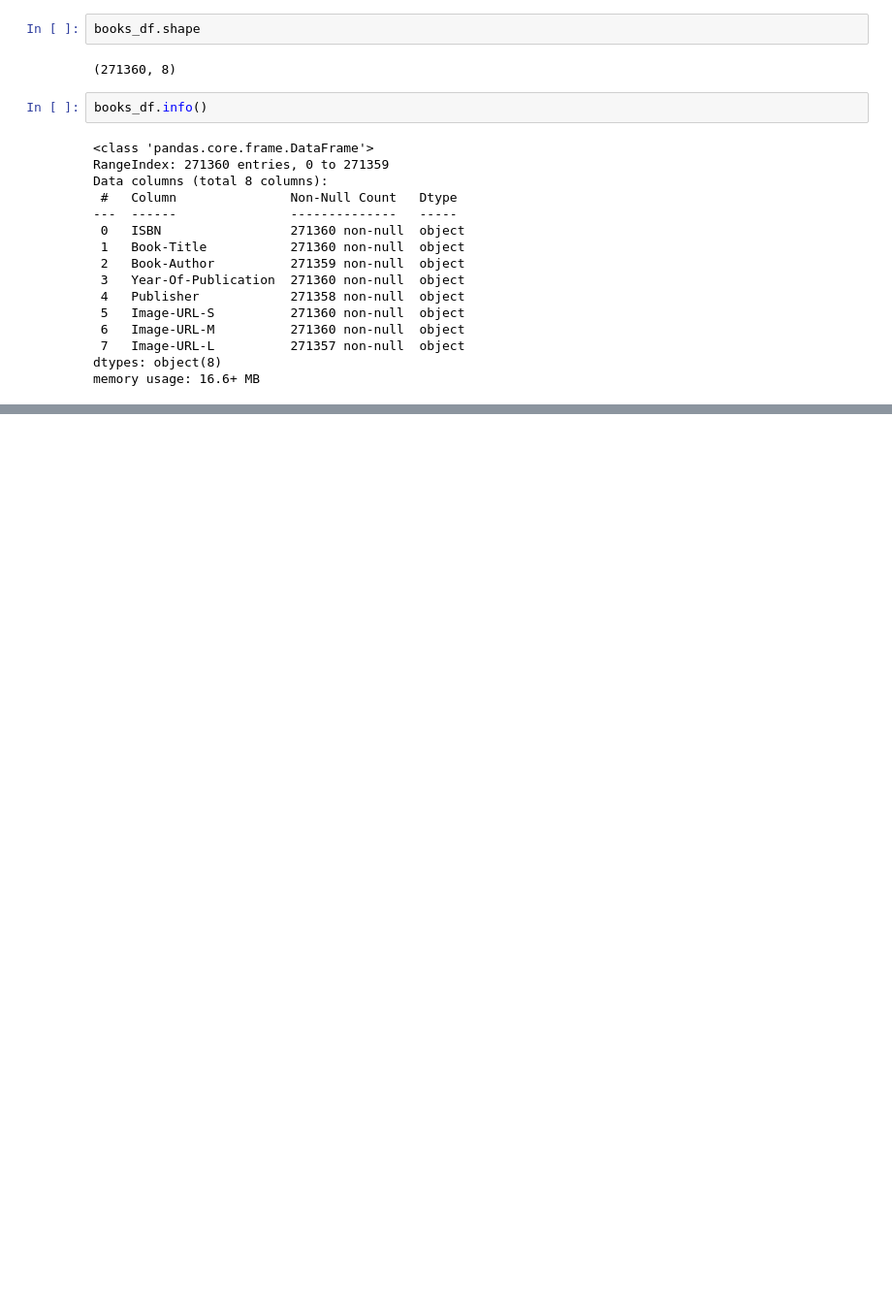
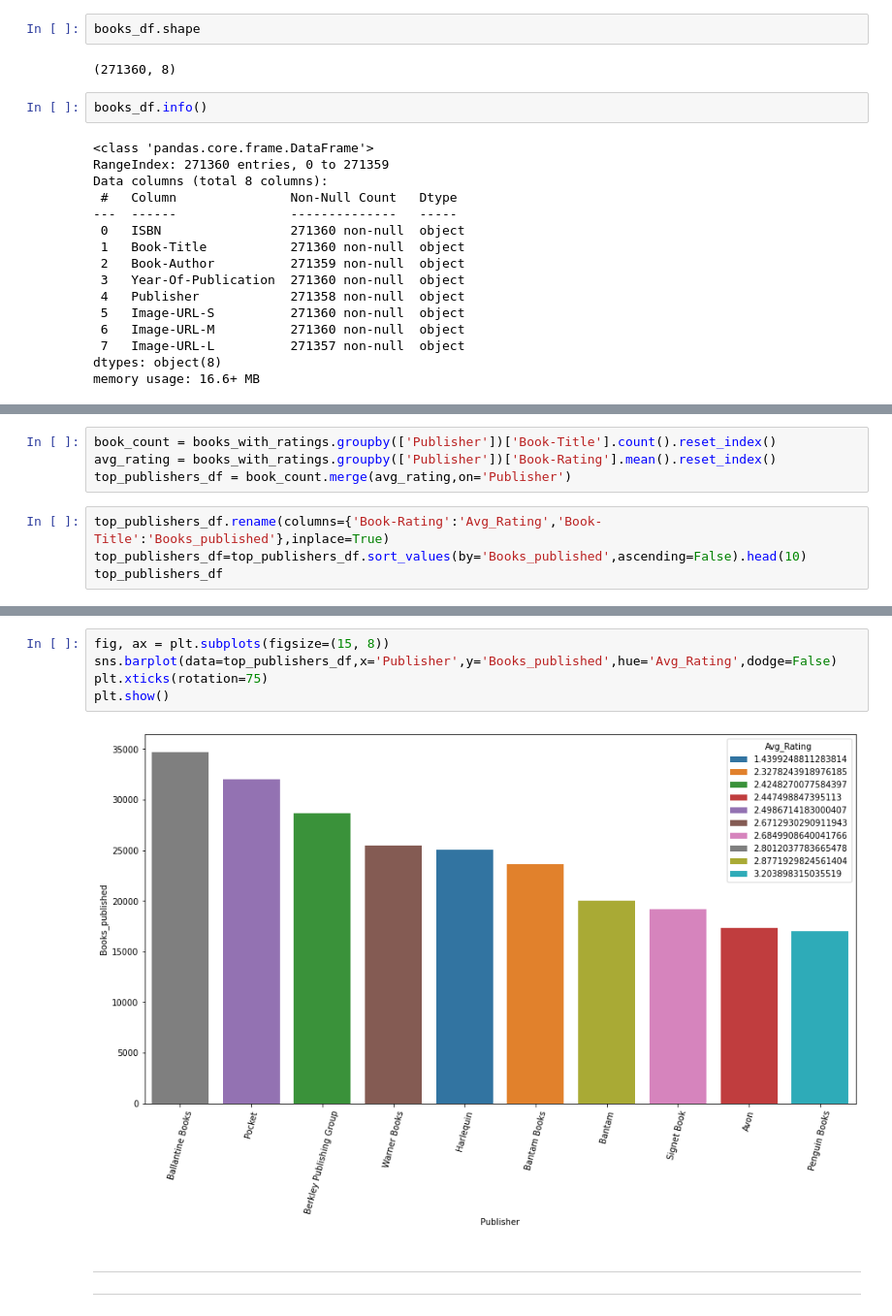
Before and after one commit to disuja7/Book-Recommendation-System, a Jupyter notebook: Book_Recommendation_System.ipynb, the cells around one changed output, grey strips where cells are left out. Shown: that part at 97% size. Saved outputs shown, nothing was run; the diff lists cells and outputs as text; blank space fills up the shorter version.

```diff
--- a/Book_Recommendation_System.ipynb
+++ b/Book_Recommendation_System.ipynb
@@ -304,0 +399,8 @@ Name: Year-Of-Publication, dtype: int64
+# %%
+book_count = books_with_ratings.groupby(['Publisher'])['Book-Title'].count().reset_index()
+avg_rating = books_with_ratings.groupby(['Publisher'])['Book-Rating'].mean().reset_index()
+top_publishers_df = book_count.merge(avg_rating,on='Publisher')
+# %%
+top_publishers_df.rename(columns={'Book-Rating':'Avg_Rating','Book-Title':'Books_published'},inplace=True)
+top_publishers_df=top_publishers_df.sort_values(by='Books_published',ascending=False).head(10)
+top_publishers_df
@@ -304,0 +419,15 @@ Name: Year-Of-Publication, dtype: int64
+# %%
+fig, ax = plt.subplots(figsize=(15, 8))
+sns.barplot(data=top_publishers_df,x='Publisher',y='Books_published',hue='Avg_Rating',dodge=False)
+plt.xticks(rotation=75)
+plt.show()
+# %% [output]
+[figure, added]
+# %% [markdown]
+
+
+---
+
+
+
+---
```
Also changed, not shown: parts of 78 cells of this notebook.
